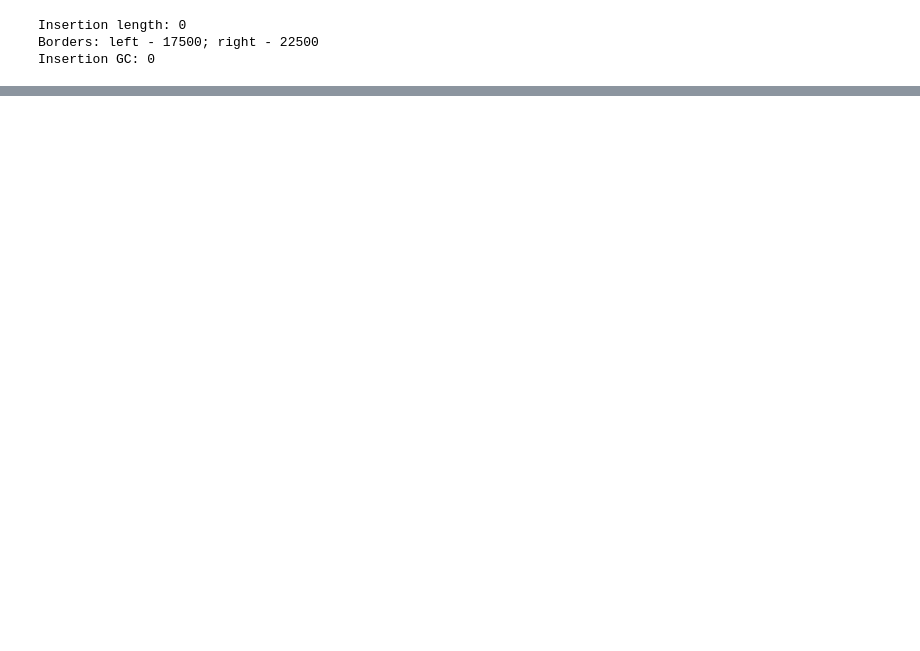
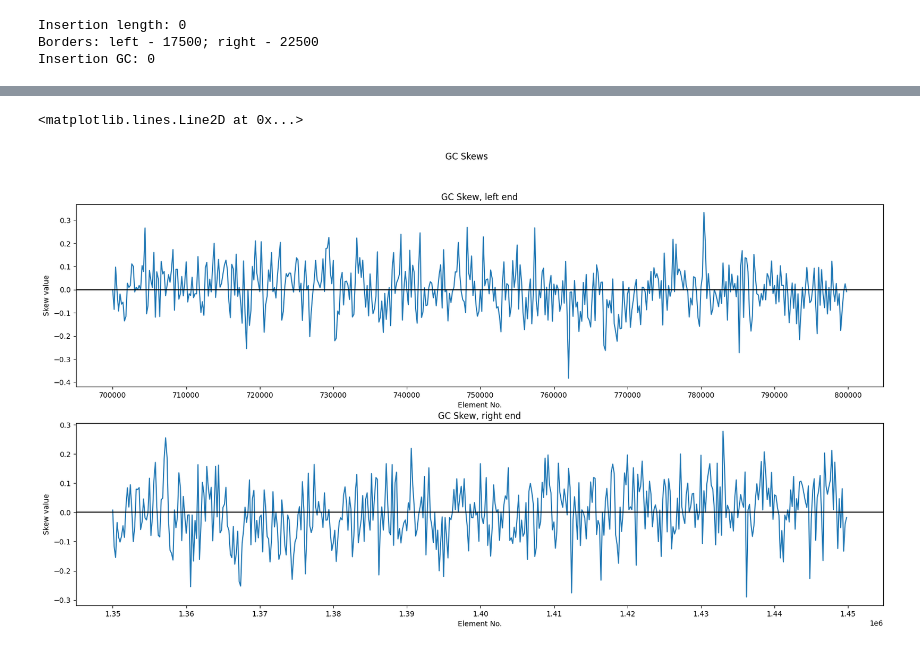
Before and after one commit to Nickitarius/fatsa_contest, a Jupyter notebook: case1.ipynb, the cells around one changed output, grey strips where cells are left out. Drawn from its saved outputs; the diff is of its cells as text; code cells hidden in the pictures; blank space fills up the shorter version.

```diff
--- a/case1.ipynb
+++ b/case1.ipynb
@@ -186,0 +260,34 @@ Insertion GC: 0
+# %%
+window_size1 = 200
+
+fig_3, (ax_l, ax_r) = plt.subplots(2, 1, figsize=(20, 10))
+fig_3.suptitle("GC Skews")
+
+border_left_l = 700000
+border_right_l = 800000
+
+seq_l = seq_orig[border_left_l:border_right_l]
+skew_l = SU.GC_skew(seq_l, window_size1)
+
+ax_l.set_title("GC Skew, left end")
+ax_l.plot(range(border_left_l, border_right_l, window_size1), skew_l)
+ax_l.set_xlabel("Element No.")
+ax_l.set_ylabel("Skew value")
+ax_l.xaxis.set_major_locator(MultipleLocator(10000))
+ax_l.axhline(0, color='black')
+
+border_left_r = 1350*1000
+border_right_r = 1450*1000
+
+seq_r = seq_orig[border_left_r:border_right_r]
+skew_r = SU.GC_skew(seq_r, window_size1)
+
+ax_r.set_title("GC Skew, right end")
+ax_r.plot(range(border_left_r, border_right_r, window_size1), skew_r)
+ax_r.set_xlabel("Element No.")
+ax_r.set_ylabel("Skew value")
+ax_r.xaxis.set_major_locator(MultipleLocator(10000))
+ax_r.axhline(0, color='black')
+# %% [output]
+<matplotlib.lines.Line2D at 0x...>
+[figure, added]
```
Also changed, not shown: parts of 21 cells of this notebook.
